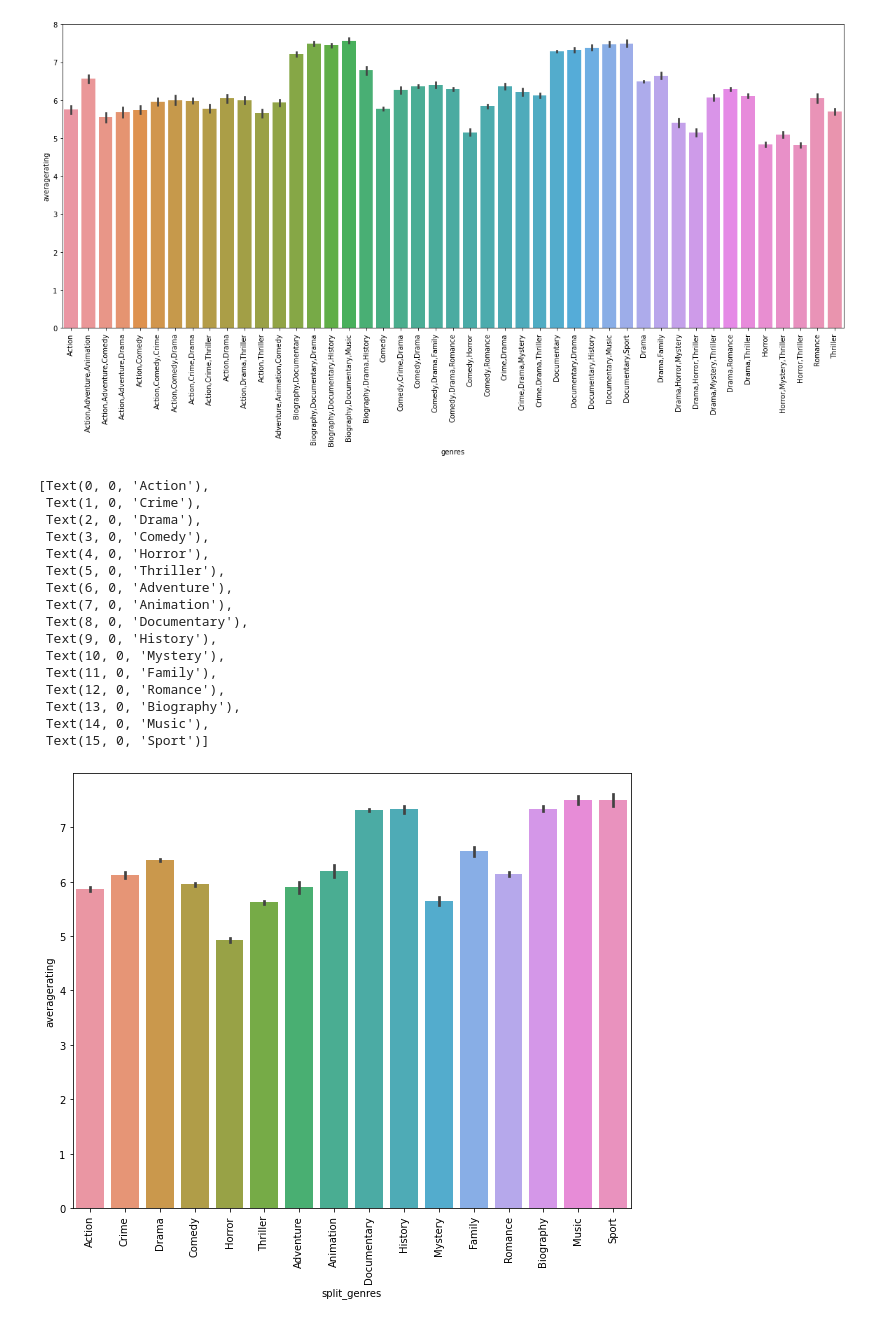
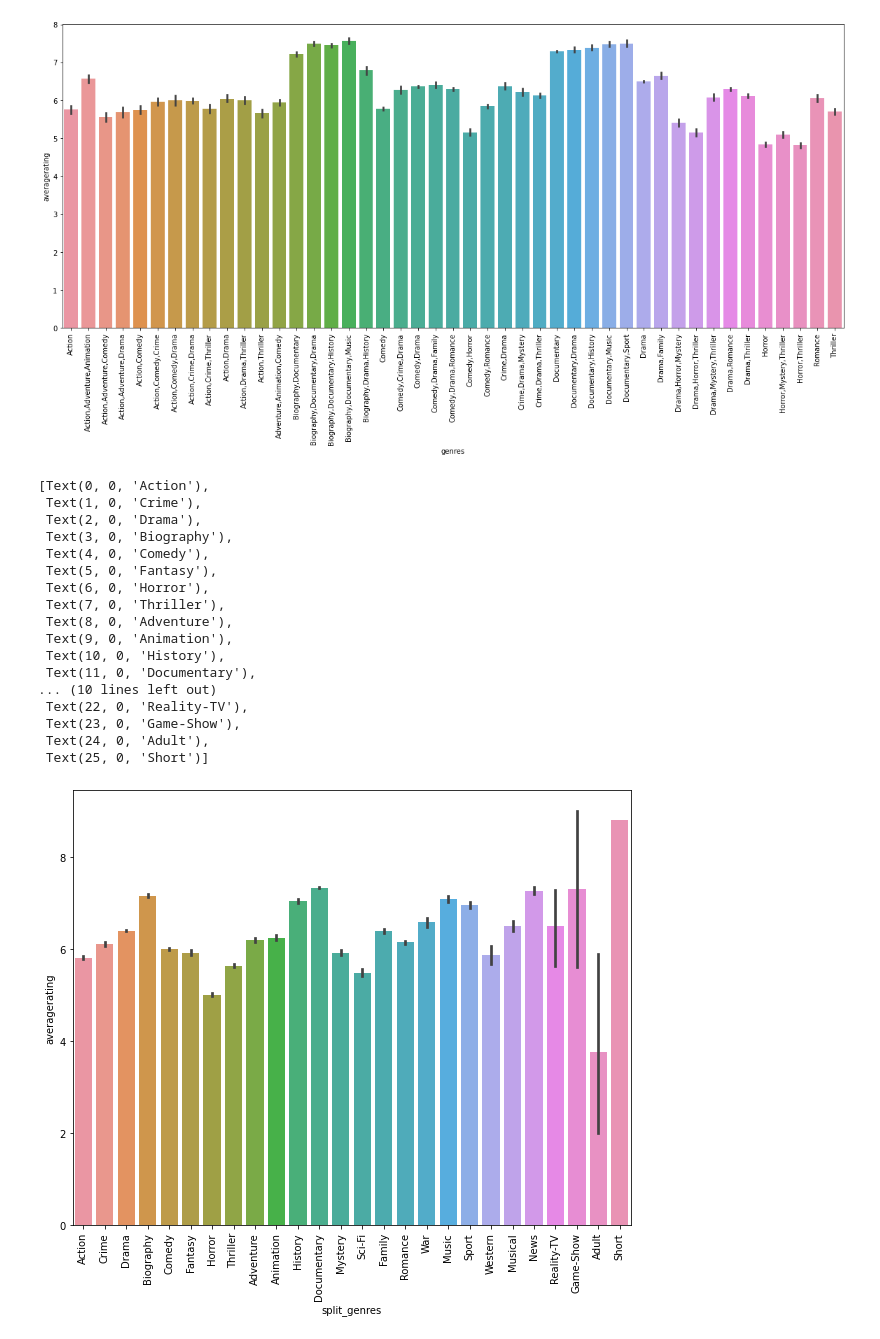
Before and after one commit to nancyho83/Microsoft-Movie-Analysis, a Jupyter notebook: cleaning-and-visualization.ipynb, the cells around one changed output. Drawn from its saved outputs; the diff is of its cells as text; code cells hidden in the pictures.

```diff
--- a/cleaning-and-visualization.ipynb
+++ b/cleaning-and-visualization.ipynb
@@ -198,23 +261,24 @@ ax.set_xticklabels(ax.get_xticklabels(), rotation=90)
 [figure]
 # %%
 f, ax = plt.subplots(figsize=(10,8))
-ax = sns.barplot(x='split_genres', y='averagerating', data=combined_ratings_df)
+ax = sns.barplot(x='split_genres', y='averagerating', data=ratings_df)
 ax.set_xticklabels(ax.get_xticklabels(), rotation=90)
 # %% [output]
 [Text(0, 0, 'Action'),
  Text(1, 0, 'Crime'),
  Text(2, 0, 'Drama'),
- Text(3, 0, 'Comedy'),
- Text(4, 0, 'Horror'),
- Text(5, 0, 'Thriller'),
- Text(6, 0, 'Adventure'),
- Text(7, 0, 'Animation'),
- Text(8, 0, 'Documentary'),
- Text(9, 0, 'History'),
- Text(10, 0, 'Mystery'),
- Text(11, 0, 'Family'),
- Text(12, 0, 'Romance'),
- Text(13, 0, 'Biography'),
- Text(14, 0, 'Music'),
- Text(15, 0, 'Sport')]
+ Text(3, 0, 'Biography'),
+ Text(4, 0, 'Comedy'),
+ Text(5, 0, 'Fantasy'),
+ Text(6, 0, 'Horror'),
+ Text(7, 0, 'Thriller'),
+ Text(8, 0, 'Adventure'),
+ Text(9, 0, 'Animation'),
+ Text(10, 0, 'History'),
+ Text(11, 0, 'Documentary'),
+... (10 lines left out)
+ Text(22, 0, 'Reality-TV'),
+ Text(23, 0, 'Game-Show'),
+ Text(24, 0, 'Adult'),
+ Text(25, 0, 'Short')]
-[figure, old version]
+[figure, new version]
```
Also changed, not shown: parts of 15 cells of this notebook.
